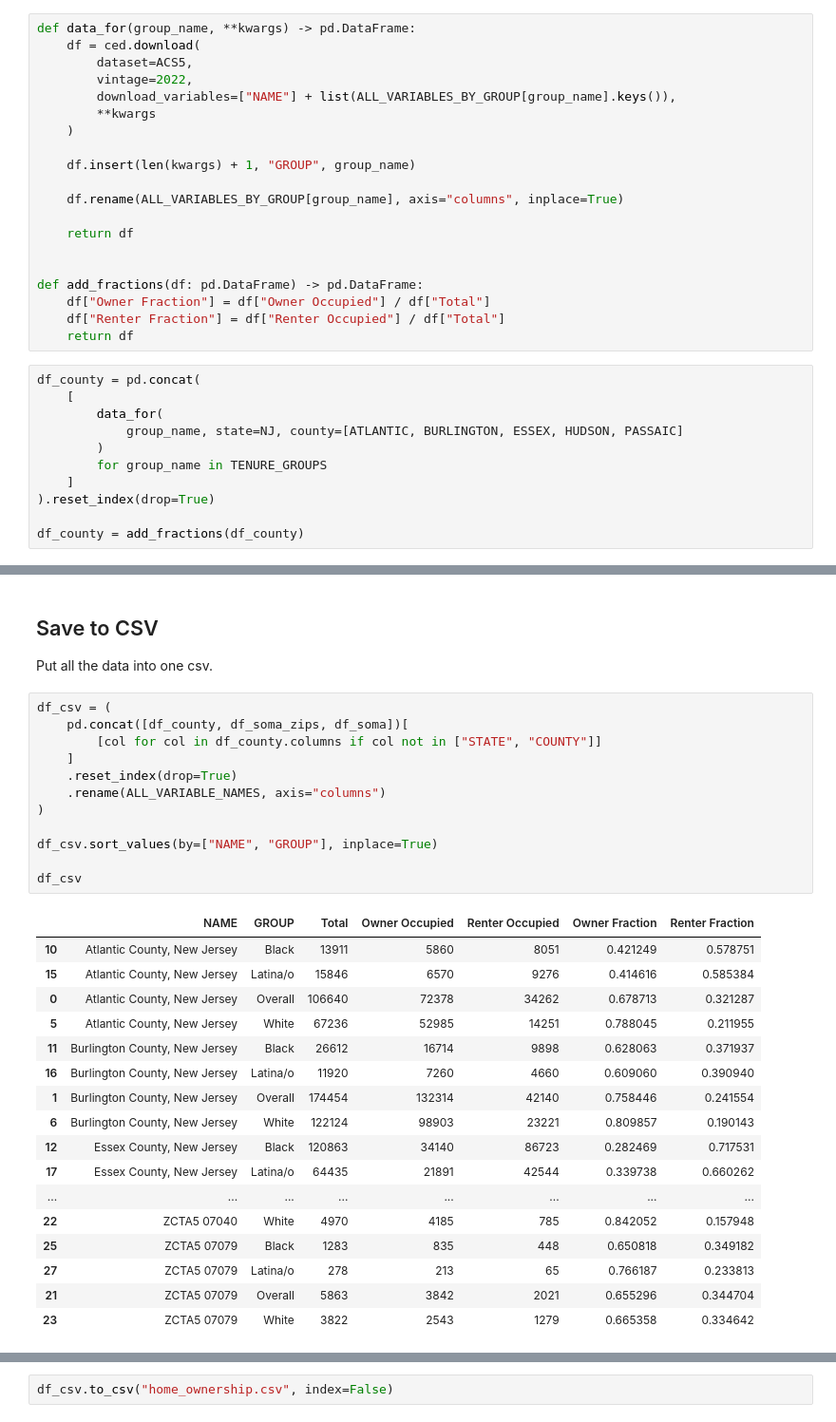
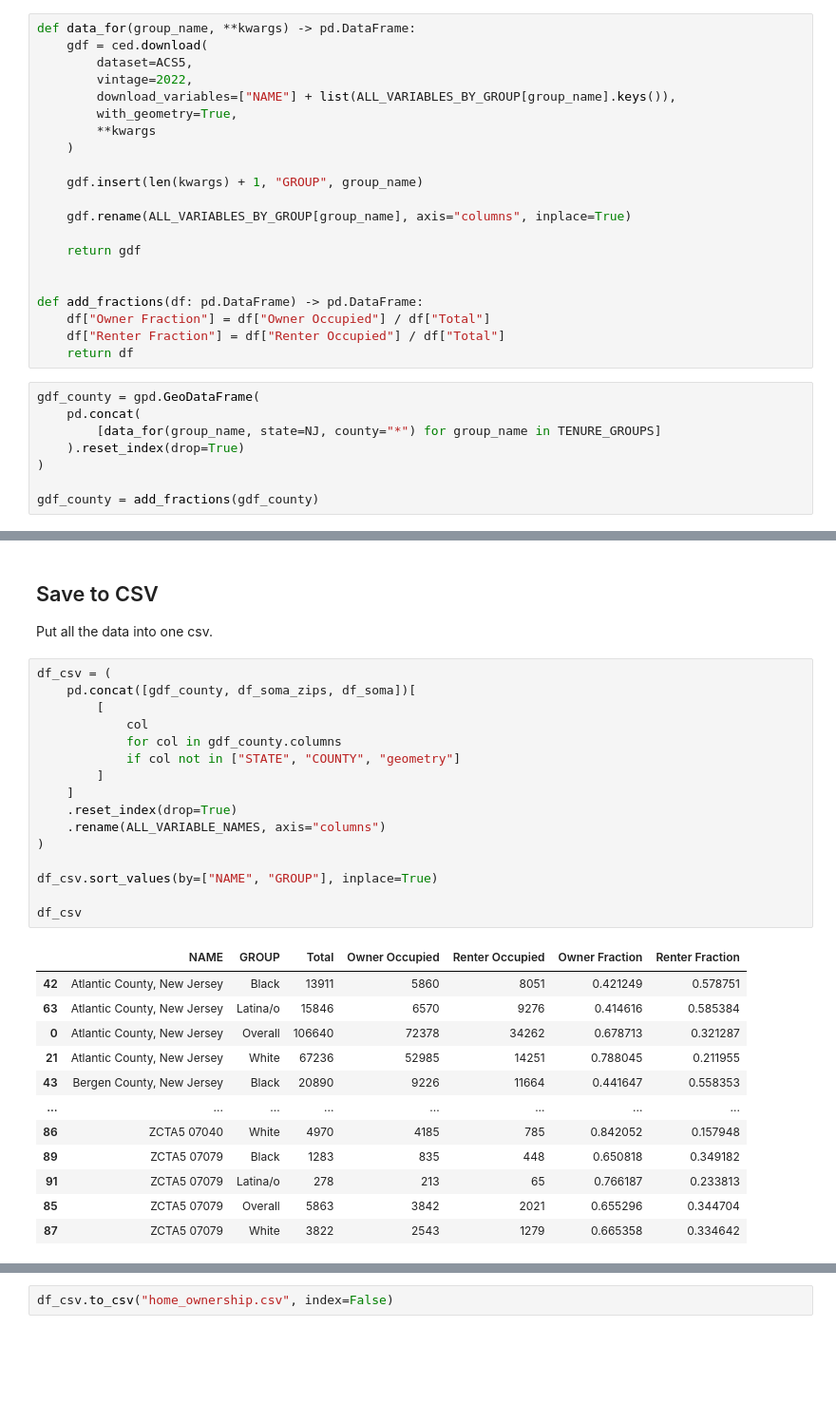
Before and after one commit to vengroff/somaccr, a Jupyter notebook: NJISJ SoMa Home Ownership.ipynb, the cells around one changed output, grey strips where cells are left out. Shown: that part at 95% size. Saved outputs shown, nothing was run; the diff lists cells and outputs as text; blank space fills up the shorter version.

```diff
--- a/NJISJ SoMa Home Ownership.ipynb
+++ b/NJISJ SoMa Home Ownership.ipynb
@@ -123,18 +128,19 @@ def add_ownership_rates(df: pd.DataFrame) -> pd.DataFrame:
 ## Download the Census Data
 # %%
 def data_for(group_name, **kwargs) -> pd.DataFrame:
-    df = ced.download(
+    gdf = ced.download(
         dataset=ACS5,
         vintage=2022,
         download_variables=["NAME"] + list(ALL_VARIABLES_BY_GROUP[group_name].keys()),
+        with_geometry=True,
         **kwargs
     )
 
-    df.insert(len(kwargs) + 1, "GROUP", group_name)
+    gdf.insert(len(kwargs) + 1, "GROUP", group_name)
 
-    df.rename(ALL_VARIABLES_BY_GROUP[group_name], axis="columns", inplace=True)
+    gdf.rename(ALL_VARIABLES_BY_GROUP[group_name], axis="columns", inplace=True)
 
-    return df
+    return gdf
 
 
 def add_fractions(df: pd.DataFrame) -> pd.DataFrame:
@@ -142,14 +148,11 @@ def add_fractions(df: pd.DataFrame) -> pd.DataFrame:
     df["Renter Fraction"] = df["Renter Occupied"] / df["Total"]
     return df
 # %%
-df_county = pd.concat(
-    [
-        data_for(
-            group_name, state=NJ, county=[ATLANTIC, BURLINGTON, ESSEX, HUDSON, PASSAIC]
-        )
-        for group_name in TENURE_GROUPS
-    ]
-).reset_index(drop=True)
+gdf_county = gpd.GeoDataFrame(
+    pd.concat(
+        [data_for(group_name, state=NJ, county="*") for group_name in TENURE_GROUPS]
+    ).reset_index(drop=True)
+)
 
-df_county = add_fractions(df_county)
+gdf_county = add_fractions(gdf_county)
 # %%
@@ -330,31 +375,30 @@ for zcta, df_zip in df_soma_zips.groupby("ZIP_CODE_TABULATION_AREA"):
 Put all the data into one csv.
 # %%
 df_csv = (
-    pd.concat([df_county, df_soma_zips, df_soma])[
-        [col for col in df_county.columns if col not in ["STATE", "COUNTY"]]
+    pd.concat([gdf_county, df_soma_zips, df_soma])[
+        [
+            col
+            for col in gdf_county.columns
+            if col not in ["STATE", "COUNTY", "geometry"]
+        ]
     ]
     .reset_index(drop=True)
     .rename(ALL_VARIABLE_NAMES, axis="columns")
 )
 
 df_csv.sort_values(by=["NAME", "GROUP"], inplace=True)
 
 df_csv
 # %% [output]
 |  | NAME | GROUP | Total | Owner Occupied | Renter Occupied | Owner Fraction | Renter Fraction |
-| 10 | Atlantic County, New Jersey | Black | 13911 | 5860 | 8051 | 0.421249 | 0.578751 |
-| 15 | Atlantic County, New Jersey | Latina/o | 15846 | 6570 | 9276 | 0.414616 | 0.585384 |
+| 42 | Atlantic County, New Jersey | Black | 13911 | 5860 | 8051 | 0.421249 | 0.578751 |
+| 63 | Atlantic County, New Jersey | Latina/o | 15846 | 6570 | 9276 | 0.414616 | 0.585384 |
 | 0 | Atlantic County, New Jersey | Overall | 106640 | 72378 | 34262 | 0.678713 | 0.321287 |
-| 5 | Atlantic County, New Jersey | White | 67236 | 52985 | 14251 | 0.788045 | 0.211955 |
-| 11 | Burlington County, New Jersey | Black | 26612 | 16714 | 9898 | 0.628063 | 0.371937 |
-| 16 | Burlington County, New Jersey | Latina/o | 11920 | 7260 | 4660 | 0.609060 | 0.390940 |
-| 1 | Burlington County, New Jersey | Overall | 174454 | 132314 | 42140 | 0.758446 | 0.241554 |
-| 6 | Burlington County, New Jersey | White | 122124 | 98903 | 23221 | 0.809857 | 0.190143 |
-| 12 | Essex County, New Jersey | Black | 120863 | 34140 | 86723 | 0.282469 | 0.717531 |
-| 17 | Essex County, New Jersey | Latina/o | 64435 | 21891 | 42544 | 0.339738 | 0.660262 |
+| 21 | Atlantic County, New Jersey | White | 67236 | 52985 | 14251 | 0.788045 | 0.211955 |
+| 43 | Bergen County, New Jersey | Black | 20890 | 9226 | 11664 | 0.441647 | 0.558353 |
 | ... | ... | ... | ... | ... | ... | ... | ... |
-| 22 | ZCTA5 07040 | White | 4970 | 4185 | 785 | 0.842052 | 0.157948 |
-| 25 | ZCTA5 07079 | Black | 1283 | 835 | 448 | 0.650818 | 0.349182 |
-| 27 | ZCTA5 07079 | Latina/o | 278 | 213 | 65 | 0.766187 | 0.233813 |
-| 21 | ZCTA5 07079 | Overall | 5863 | 3842 | 2021 | 0.655296 | 0.344704 |
-| 23 | ZCTA5 07079 | White | 3822 | 2543 | 1279 | 0.665358 | 0.334642 |
+| 86 | ZCTA5 07040 | White | 4970 | 4185 | 785 | 0.842052 | 0.157948 |
+| 89 | ZCTA5 07079 | Black | 1283 | 835 | 448 | 0.650818 | 0.349182 |
+| 91 | ZCTA5 07079 | Latina/o | 278 | 213 | 65 | 0.766187 | 0.233813 |
+| 85 | ZCTA5 07079 | Overall | 5863 | 3842 | 2021 | 0.655296 | 0.344704 |
+| 87 | ZCTA5 07079 | White | 3822 | 2543 | 1279 | 0.665358 | 0.334642 |
```
Also changed, not shown: parts of 18 cells of this notebook, 3 other files.
